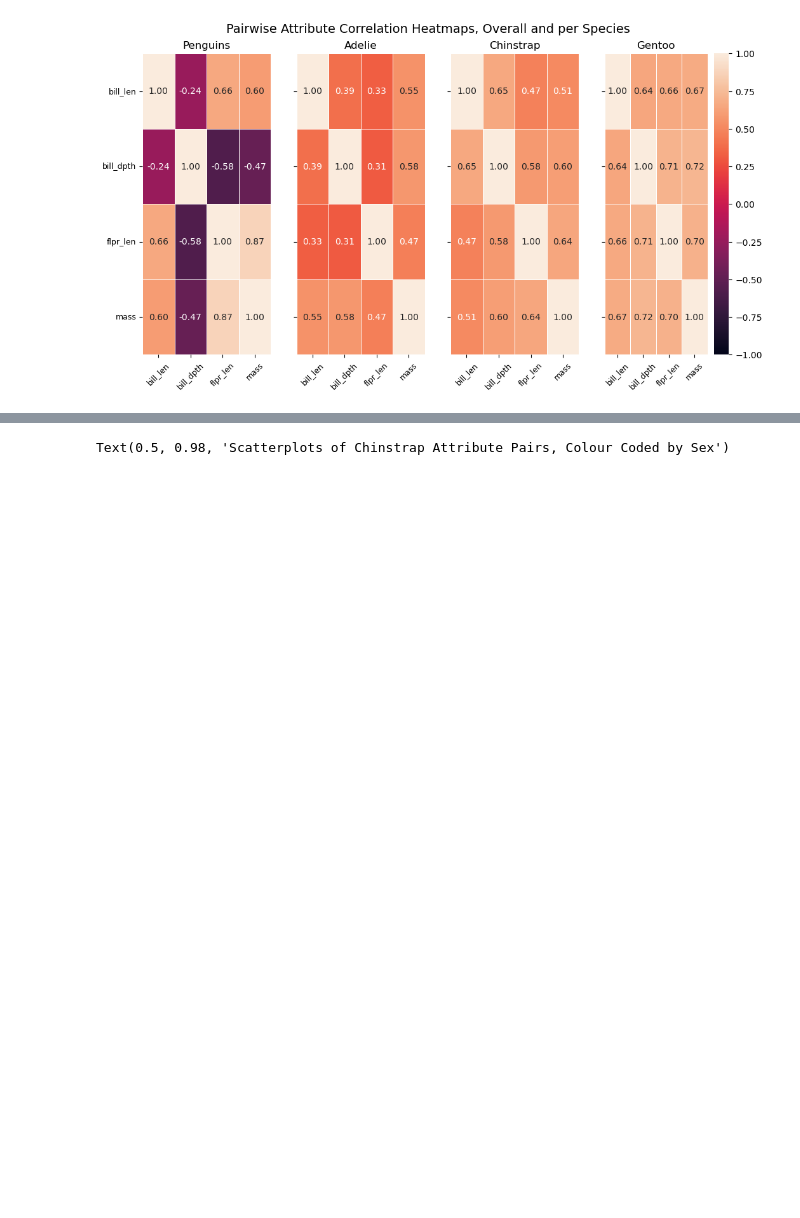
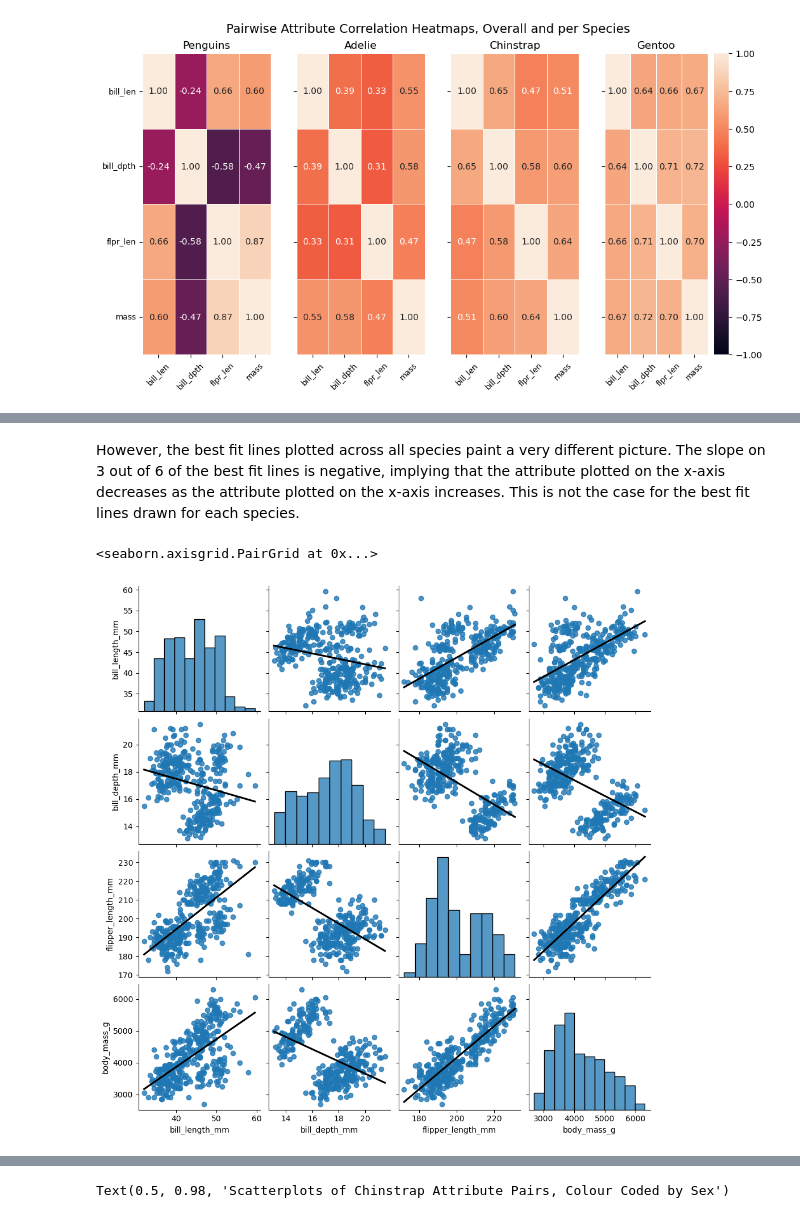
Before and after one commit to dvdgeroconnell/PODA-coursework, a Jupyter notebook: penguins.ipynb, the cells around one changed output, grey strips where cells are left out. Saved outputs shown, nothing was run; the diff lists cells and outputs as text; code cells hidden in the pictures; blank space fills up the shorter version.

```diff
--- a/penguins.ipynb
+++ b/penguins.ipynb
@@ -402,0 +418,8 @@ Text(0.5, 0.98, 'Pairwise Attribute Correlation Heatmaps, Overall and per Specie
+# %% [markdown]
+However, the best fit lines plotted across all species paint a very different picture. The slope on 3 out of 6 of the best fit lines is negative, implying that the attribute plotted on the x-axis decreases as the attribute plotted on the x-axis increases. This is not the case for the best fit lines drawn for each species.
+# %%
+# Now add the best fit lines to the scatter plots we drew earlier.
+sns.pairplot(penguins, kind='reg', corner=False, plot_kws={'line_kws':{'color':'black'},'ci':None})
+# %% [output]
+<seaborn.axisgrid.PairGrid at 0x...>
+[figure, added]
```
Also changed, not shown: parts of 16 cells of this notebook.
